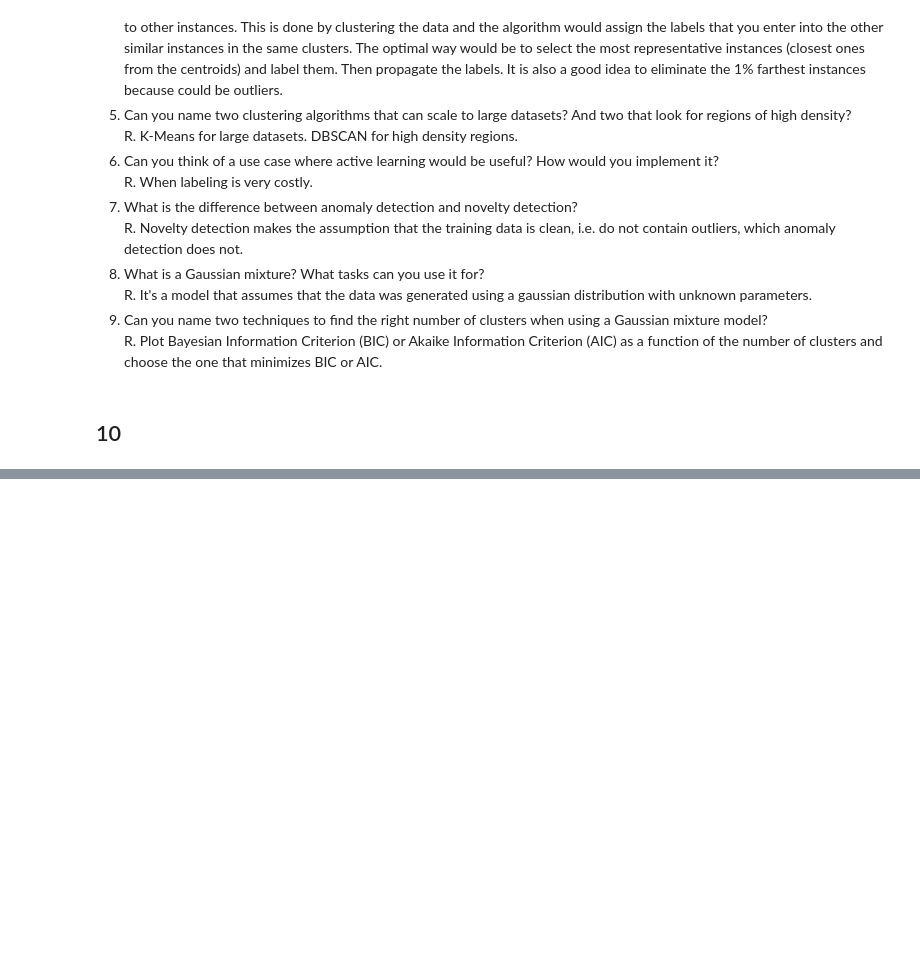
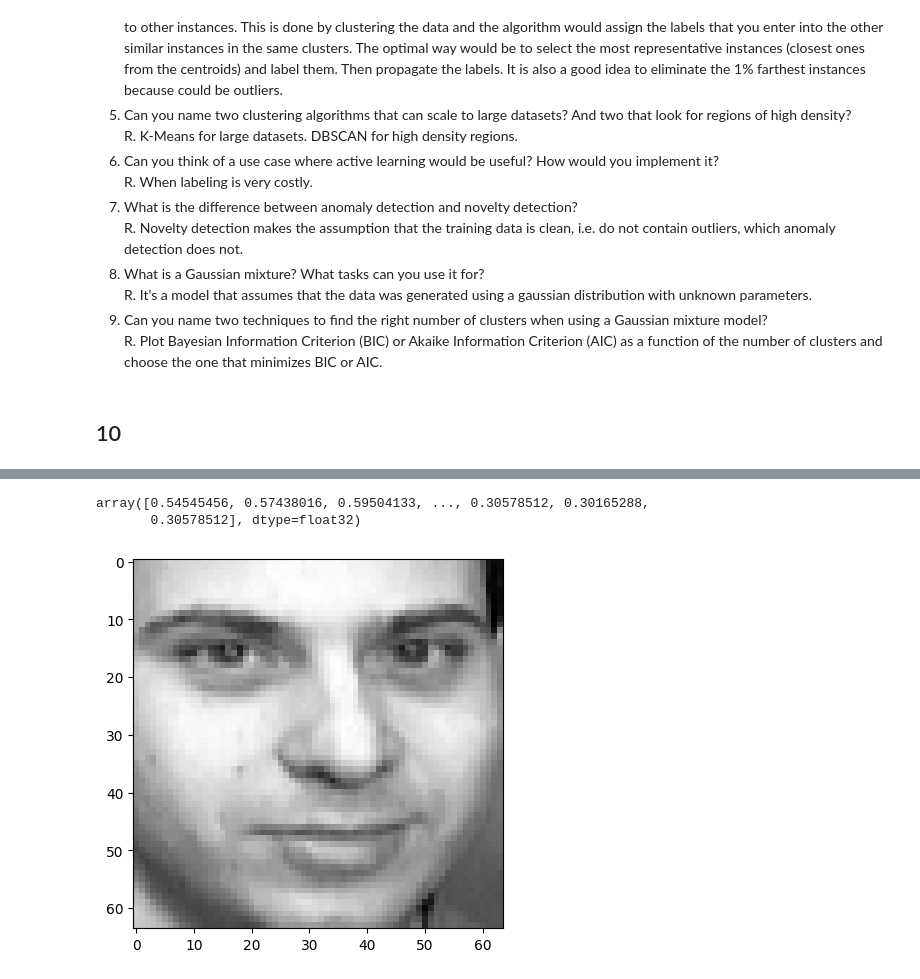
Before and after one commit to juliovr/homl, a Jupyter notebook: 09_unsupervised_learning_techniques.ipynb, the cells around one changed output, grey strips where cells are left out. Saved outputs shown, nothing was run; the diff lists cells and outputs as text; code cells hidden in the pictures; blank space fills up the shorter version.

```diff
--- a/09_unsupervised_learning_techniques.ipynb
+++ b/09_unsupervised_learning_techniques.ipynb
@@ -437,3 +437,7 @@ R. It's a model that assumes that the data was generated using a gaussian distri
 R. Plot Bayesian Information Criterion (BIC) or Akaike Information Criterion (AIC) as a function of the number of clusters and choose the one that minimizes BIC or AIC.
 # %% [markdown]
 ## 10
+# %%
+from sklearn.datasets import fetch_olivetti_faces
+
+faces = fetch_olivetti_faces()
@@ -439,0 +464,33 @@ R. Plot Bayesian Information Criterion (BIC) or Akaike Information Criterion (AI
+# %%
+from sklearn.model_selection import StratifiedShuffleSplit
+
+splitter = StratifiedShuffleSplit(n_splits=1, test_size=40, random_state=42)
+idx_train_valid, idx_test = next(splitter.split(faces.data, faces.target))
+
+X_train_valid = faces.data[idx_train_valid]
+y_train_valid = faces.target[idx_train_valid]
+
+X_test = faces.data[idx_test]
+y_test = faces.target[idx_test]
+
+
+splitter = StratifiedShuffleSplit(n_splits=1, test_size=40, random_state=43)
+idx_train, idx_valid = next(splitter.split(X_train_valid, y_train_valid))
+
+X_train = X_train_valid[idx_train]
+y_train = y_train_valid[idx_train]
+
+X_valid = X_train_valid[idx_valid]
+y_valid = y_train_valid[idx_valid]
+# %%
+X_train[0]
+# %% [output]
+array([0.54545456, 0.57438016, 0.59504133, ..., 0.30578512, 0.30165288,
+       0.30578512], dtype=float32)
+# %%
+import matplotlib.pyplot as plt
+
+plt.imshow((X_train[0]).reshape(64, 64), cmap="grey")
+plt.show()
+# %% [output]
+[figure, added]
```
Also changed, not shown: parts of 17 cells of this notebook.
